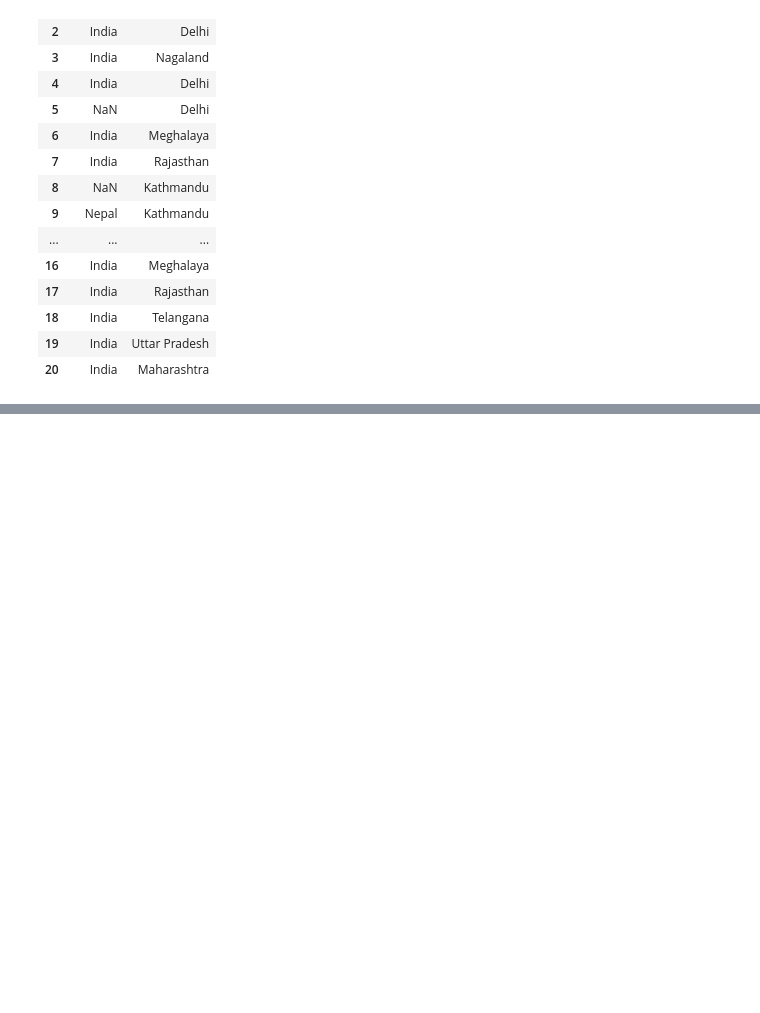
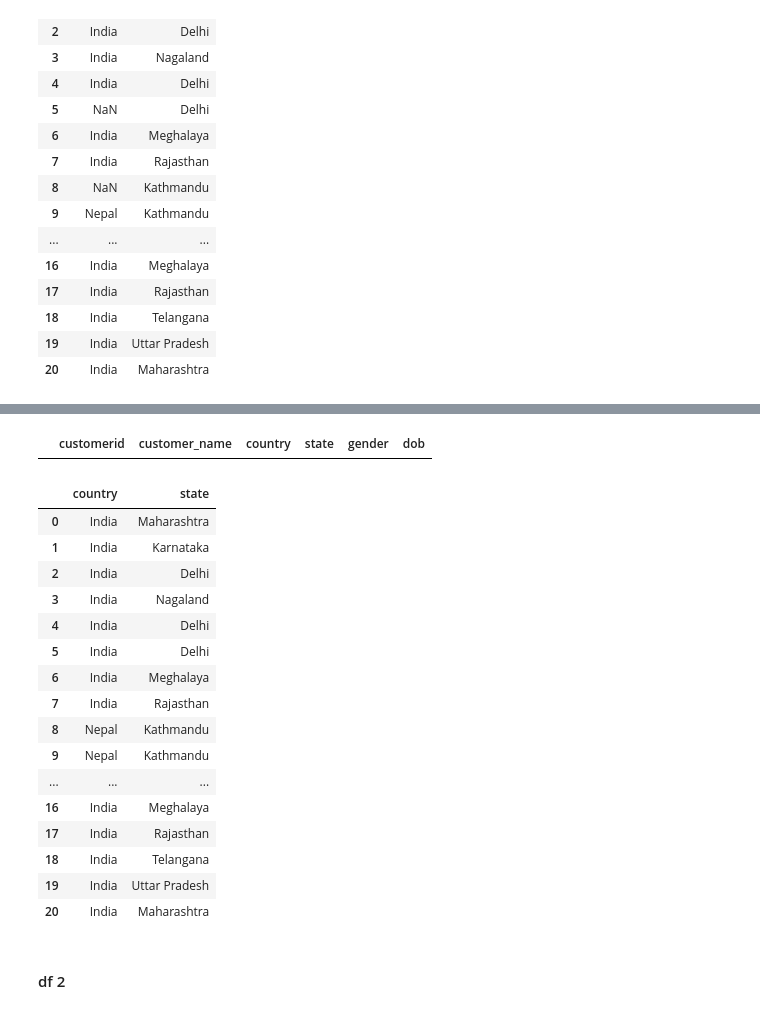
Before and after one commit to shiva3994/Practice, a Jupyter notebook: Daily Python/L_Churn_analysis.ipynb, the cells around one changed output, grey strips where cells are left out. Cells and saved outputs as stored; diff of their text form; code cells hidden in the pictures; blank space fills up the shorter version.

```diff
--- a/Daily Python/L_Churn_analysis.ipynb
+++ b/Daily Python/L_Churn_analysis.ipynb
@@ -352,2 +372,6 @@ df_db_customer['country'].fillna('Not')
 # %%
-## 33:40
+#Making pair of country and states
+#This only works when multiple countries do not have same states
+#This is kind of unique value pair
+
+state_country_mapping = df_db_customer.dropna(subset = ['country']).set_index('state')['country'].to_dict()
@@ -353,0 +398,28 @@ df_db_customer['country'].fillna('Not')
+# %%
+df_db_customer['country'] =  df_db_customer['country'].fillna(df_db_customer['state'].map(state_country_mapping))
+# %%
+df_db_customer[df_db_customer['country'].isna()]
+# %% [output]
+|  | customerid | customer_name | country | state | gender | dob |
+# %%
+df_db_customer[['country','state']]
+# %% [output]
+|  | country | state |
+| 0 | India | Maharashtra |
+| 1 | India | Karnataka |
+| 2 | India | Delhi |
+| 3 | India | Nagaland |
+| 4 | India | Delhi |
+| 5 | India | Delhi |
+| 6 | India | Meghalaya |
+| 7 | India | Rajasthan |
+| 8 | Nepal | Kathmandu |
+| 9 | Nepal | Kathmandu |
+| ... | ... | ... |
+| 16 | India | Meghalaya |
+| 17 | India | Rajasthan |
+| 18 | India | Telangana |
+| 19 | India | Uttar Pradesh |
+| 20 | India | Maharashtra |
+# %% [markdown]
+#### df 2
```
Also changed, not shown: parts of 17 cells of this notebook.
